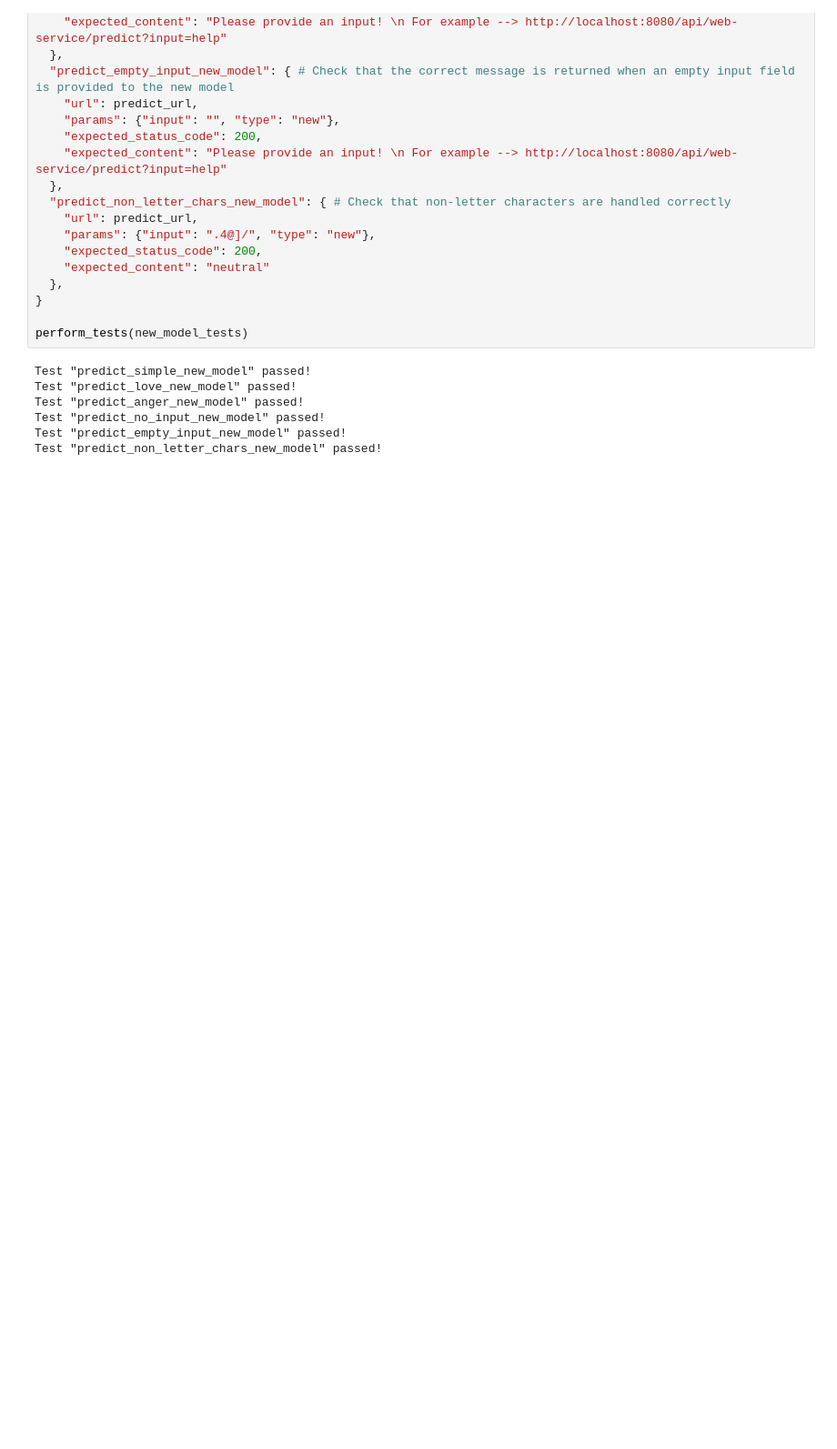
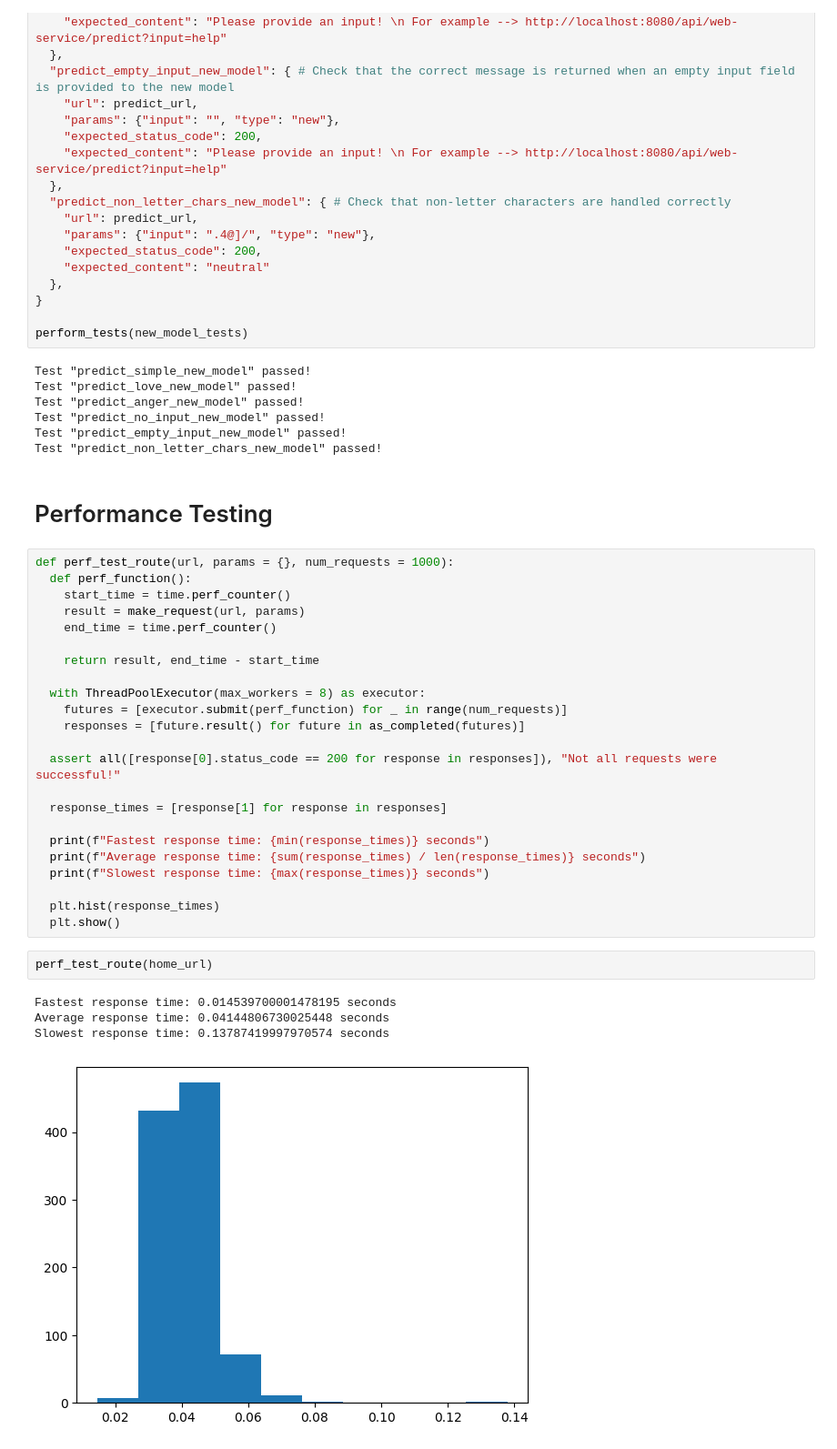
Before and after one commit to MattJKirby/COM3029-Group-3, a Jupyter notebook: web-service_testing.ipynb, the cells around one changed output. Shown at 91% size. Cells and saved outputs as stored; diff of their text form; blank space fills up the shorter version.

Commit message:
Add perf testing to testing notebook

```diff
--- a/web-service_testing.ipynb
+++ b/web-service_testing.ipynb
@@ -160,3 +163,35 @@ Test "predict_anger_new_model" passed!
 Test "predict_no_input_new_model" passed!
 Test "predict_empty_input_new_model" passed!
 Test "predict_non_letter_chars_new_model" passed!
+# %% [markdown]
+# Performance Testing
+# %%
+def perf_test_route(url, params = {}, num_requests = 1000):
+  def perf_function():
+    start_time = time.perf_counter()
+    result = make_request(url, params)
+    end_time = time.perf_counter()
+
+    return result, end_time - start_time
+
+  with ThreadPoolExecutor(max_workers = 8) as executor:
+    futures = [executor.submit(perf_function) for _ in range(num_requests)]
+    responses = [future.result() for future in as_completed(futures)]
+
+  assert all([response[0].status_code == 200 for response in responses]), "Not all requests were successful!"
+
+  response_times = [response[1] for response in responses]
+
+  print(f"Fastest response time: {min(response_times)} seconds")
+  print(f"Average response time: {sum(response_times) / len(response_times)} seconds")
+  print(f"Slowest response time: {max(response_times)} seconds")
+
+  plt.hist(response_times)
+  plt.show()
+# %%
+perf_test_route(home_url)
+# %% [output]
+Fastest response time: 0.014539700001478195 seconds
+Average response time: 0.04144806730025448 seconds
+Slowest response time: 0.13787419997970574 seconds
+[figure, added]
```
Also changed, not shown: parts of 6 cells of this notebook.
